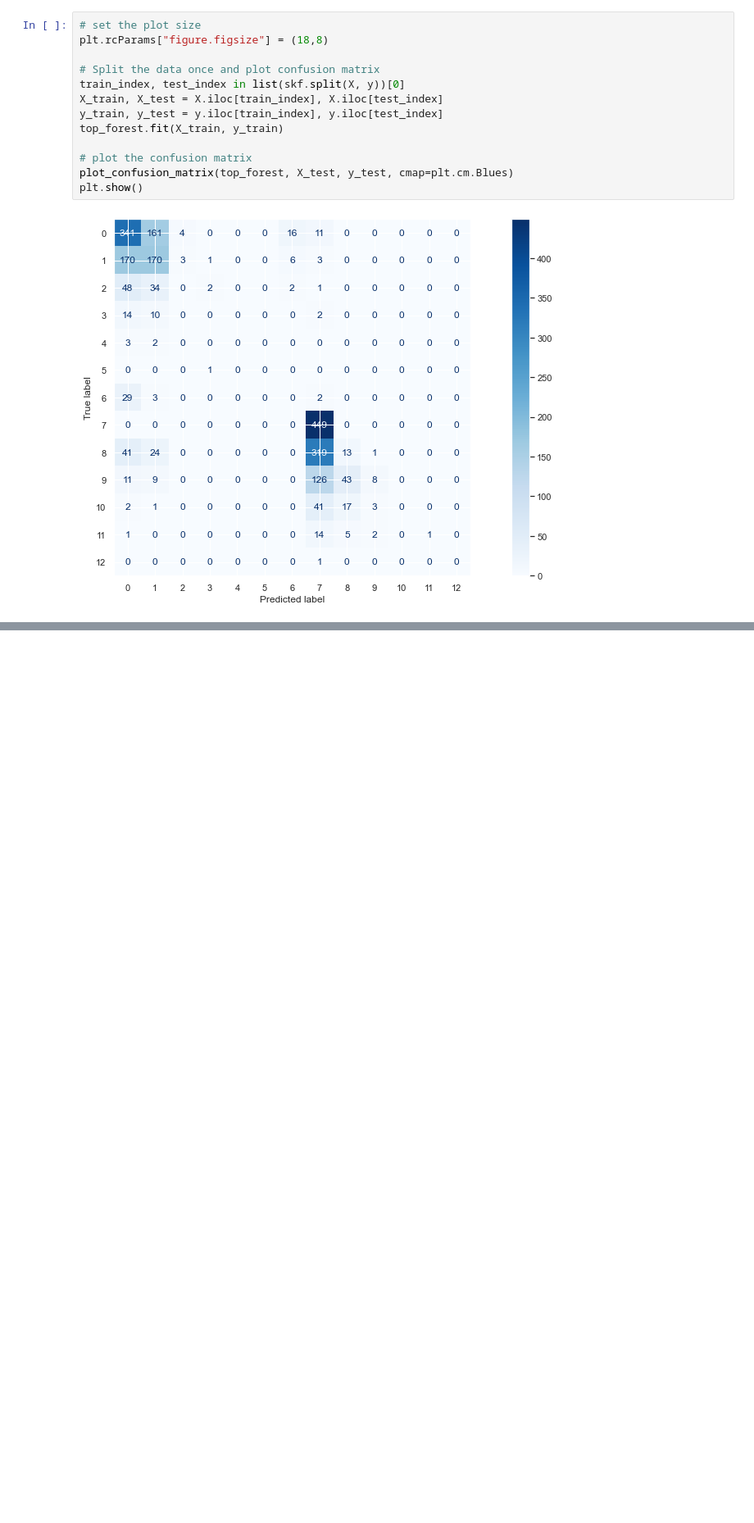
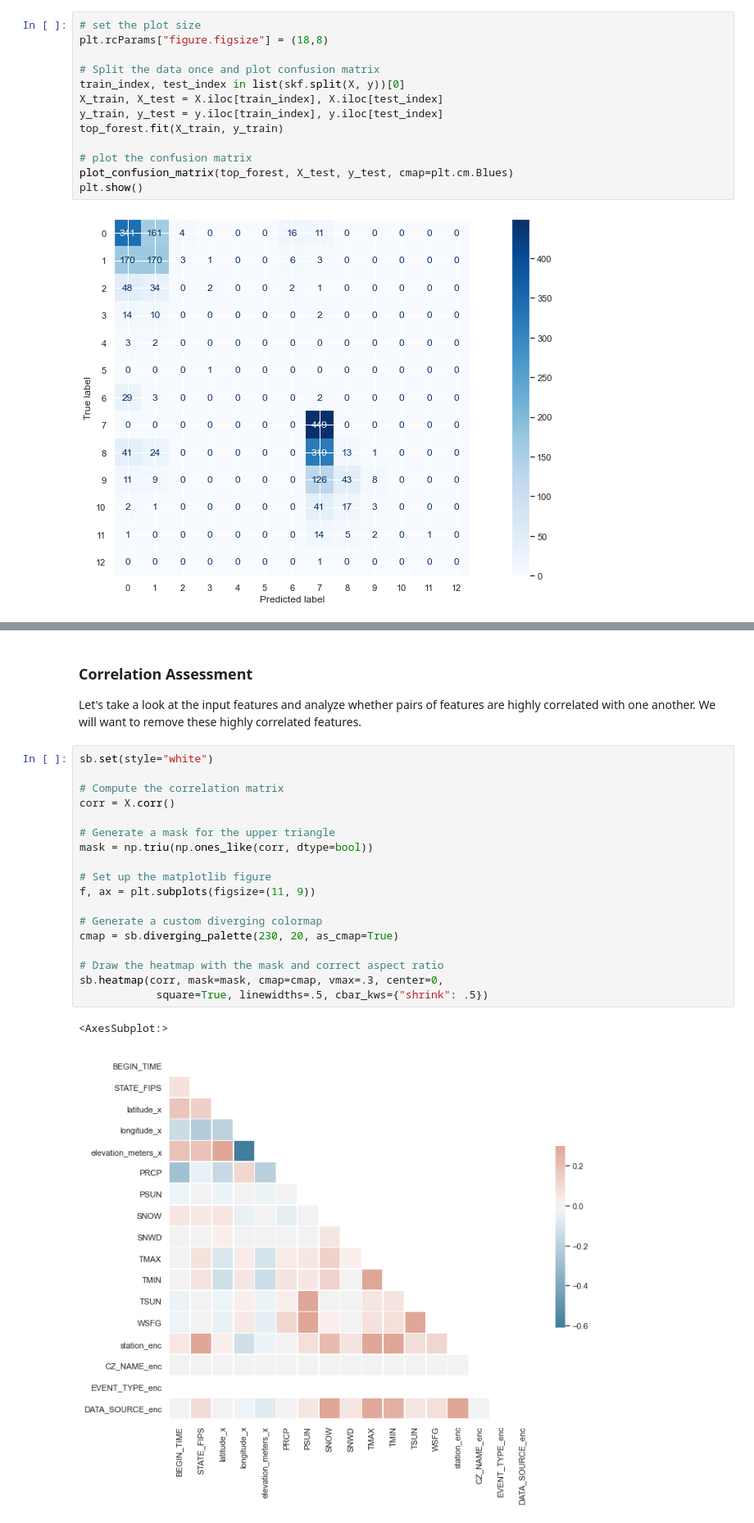
Before and after one commit to BDanielCS/storm_predictor, a Jupyter notebook: notebooks/CSI695-Storms-Project.ipynb, the cells around one changed output, grey strips where cells are left out. Shown: that part at 82% size. Cells and saved outputs as stored; diff of their text form; blank space fills up the shorter version.

```diff
--- a/notebooks/CSI695-Storms-Project.ipynb
+++ b/notebooks/CSI695-Storms-Project.ipynb
@@ -850,0 +856,24 @@ Various plots, queries, and questions asked along the way
+# %% [markdown]
+### Correlation Assessment
+Let's take a look at the input features and analyze whether pairs of features are highly correlated with one another. We will want to remove these highly correlated features.
+# %%
+sb.set(style="white")
+
+# Compute the correlation matrix
+corr = X.corr()
+
+# Generate a mask for the upper triangle
+mask = np.triu(np.ones_like(corr, dtype=bool))
+
+# Set up the matplotlib figure
+f, ax = plt.subplots(figsize=(11, 9))
+
+# Generate a custom diverging colormap
+cmap = sb.diverging_palette(230, 20, as_cmap=True)
+
+# Draw the heatmap with the mask and correct aspect ratio
+sb.heatmap(corr, mask=mask, cmap=cmap, vmax=.3, center=0,
+            square=True, linewidths=.5, cbar_kws={"shrink": .5})
+# %% [output]
+<AxesSubplot:>
+[figure, added]
```
Also changed, not shown: parts of 32 cells of this notebook.
